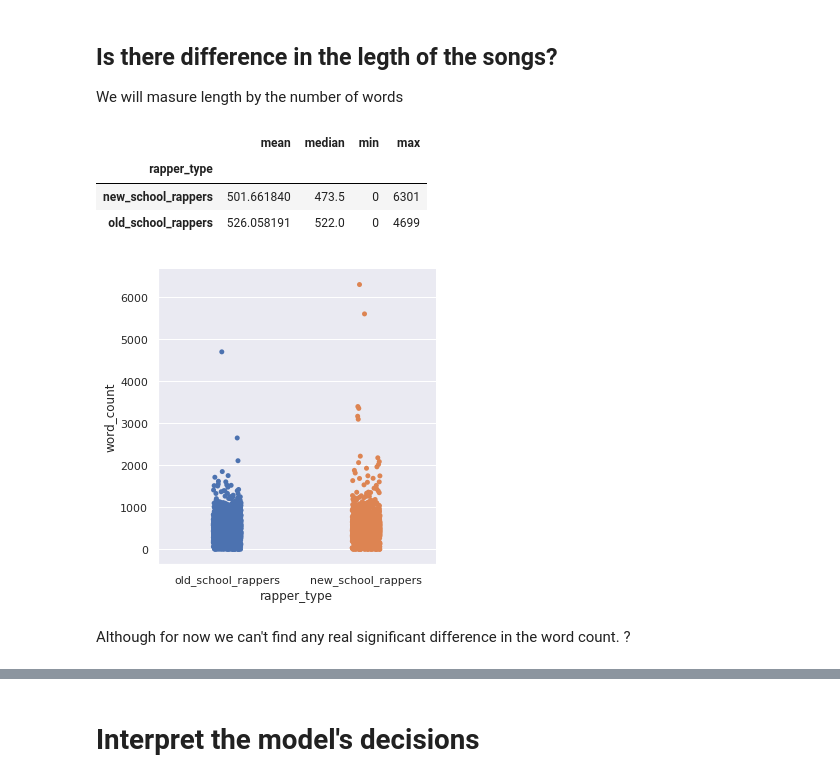
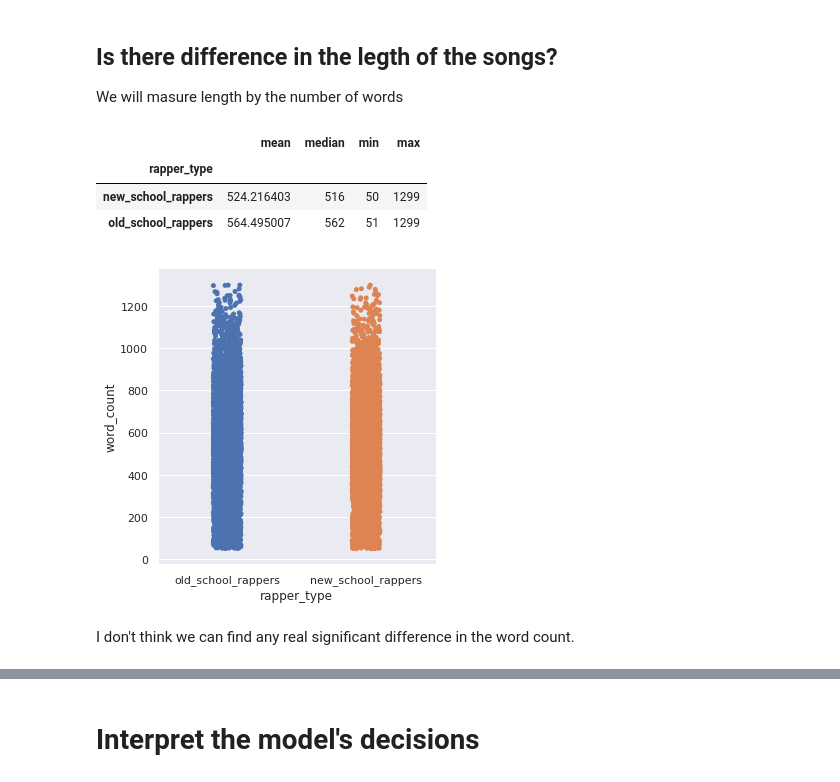
Before and after one commit to arielszabo/Old_n_New_School_Rap, a Jupyter notebook: Old_VS_New.ipynb, the cells around one changed output, grey strips where cells are left out. Drawn from its saved outputs; the diff is of its cells as text; code cells hidden in the pictures.

```diff
--- a/Old_VS_New.ipynb
+++ b/Old_VS_New.ipynb
@@ -130,2 +136,2 @@ def clean_song_lyrics(raw_song_lyrics):
 # %%
-data['clean_lyrics'] = data['lyrics'].apply(clean_song_lyrics)
+data['word_count'] = data['lyrics'].apply(lambda lyrics: len(lyrics.split()))
@@ -162,5 +223,3 @@ https://genius.com/Dan-the-automator-catch-me-lyrics
 It seems that the duplicate lyrics are most of the times different versions of the song or empty lyrics.
 
 Because I'm intrested in the actual song lyrics and I don't need two songs with the same lyrics, I'll drop one of them.
-# %%
-data.drop_duplicates(subset=['lyrics'], inplace=True)
@@ -166,0 +228,15 @@ data.drop_duplicates(subset=['lyrics'], inplace=True)
+# %%
+clean_data = data .copy()
+# Drop all the strange, ood, snippet, skit data etc ...
+bad = pd.concat([skit_songs, all_snippet, no_lyrics_in_url, no_english_lyrics])
+clean_data.drop(set(bad.index), inplace=True)
+
+
+# Drop high word count
+clean_data.drop(clean_data.query('word_count > 1300').index, inplace=True)
+
+# Drop low word count
+clean_data.drop(clean_data.query('word_count < 50').index, inplace=True)
+
+# Drop duplicates
+clean_data.drop_duplicates(subset=['lyrics'], inplace=True)
@@ -167,3 +274,5 @@ data.drop_duplicates(subset=['lyrics'], inplace=True)
+# %%
+clean_data['clean_lyrics'] = clean_data['lyrics'].apply(clean_song_lyrics)
 # %% [markdown]
 After this clean up we can go ahead and **get to know our data better**:<br/>
 start by simply ploting the amout of full song lyrics we have from each type of "rapper_type":
@@ -228,13 +348,13 @@ data['word_count'] = data['clean_lyrics'].apply(lambda lyrics: len(lyrics.split(
 # %%
-data.groupby('rapper_type')['word_count'].agg(['mean', 'median', 'min', 'max'])
+clean_data.groupby('rapper_type')['word_count'].agg(['mean', 'median', 'min', 'max'])
 # %% [output]
 |  | mean | median | min | max |
 | rapper_type |  |  |  |  |
-| new_school_rappers | 501.661840 | 473.5 | 0 | 6301 |
-| old_school_rappers | 526.058191 | 522.0 | 0 | 4699 |
+| new_school_rappers | 524.216403 | 516 | 50 | 1299 |
+| old_school_rappers | 564.495007 | 562 | 51 | 1299 |
 # %%
-sns.catplot(x="rapper_type", y="word_count", data=data);
+sns.catplot(x="rapper_type", y="word_count", data=clean_data);
 # %% [output]
-[figure, old version]
+[figure, new version]
 # %% [markdown]
-Although for now we can't find any real significant difference in the word count. ?
+I don't think we can find any real significant difference in the word count.
```
Also changed, not shown: parts of 61 cells of this notebook.
